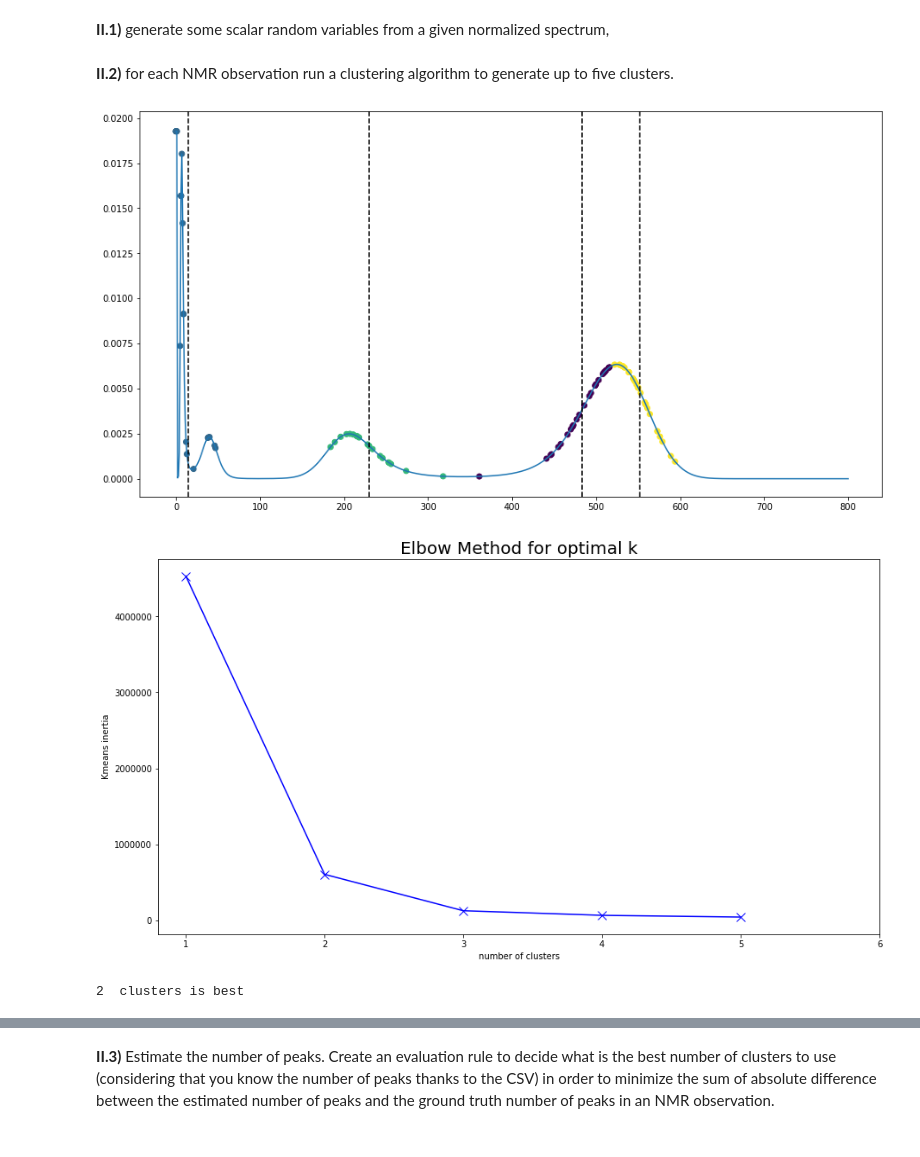
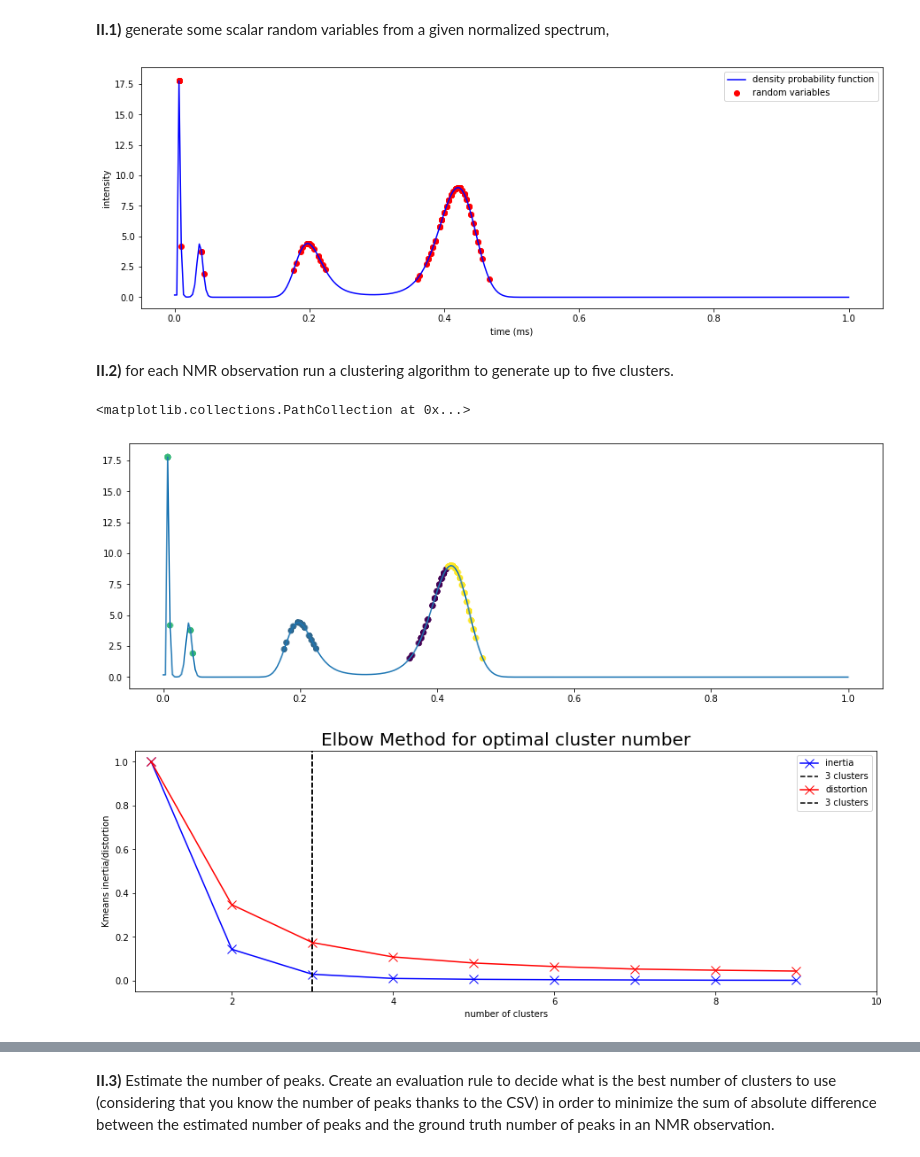
Before and after one commit to nicolas1805961/NMR-signal-machine-learning, a Jupyter notebook: challenge_evaluation.ipynb, the cells around one changed output, grey strips where cells are left out. Saved outputs shown, nothing was run; the diff lists cells and outputs as text; code cells hidden in the pictures.

Commit message:
added 'ok' clustering method

```diff
--- a/challenge_evaluation.ipynb
+++ b/challenge_evaluation.ipynb
@@ -147,6 +166,23 @@ The goal of this section is to try and differentiate the rank of the various spe
 # %%
-example = spectrums['LearningDataSet/5/spectre/5-2-001.pj2']
-X = np.random.choice(example[0], 100, p=example[1] / np.sum(example[1]))
-Y = [example[1][np.where(example[0]==val)[0]] for val in X]
+example = spectrums['LearningDataSet/12/spectre/12-2-005.pj2']
+
+def random_var(spectrum, samples=100):
+    # threshold to only keep values on peaks
+    X_sup = example[:, (np.where(spectrum[1]> 1.5)[0])]
+    X = np.random.choice(X_sup[0], samples, p=X_sup[1] / np.sum(X_sup[1]))
+    Y = [X_sup[1][np.where(X_sup[0]==val)[0]] for val in X]
+    return X, Y
+
+X, Y = random_var(example)
+# %%
+plt.figure(figsize=(15, 5))
+plt.plot(example[0], example[1], label='density probability function', c='b')
+plt.scatter(np.squeeze(X), Y, c='r', label='random variables')
+plt.xlabel("time (ms)")
+plt.ylabel("intensity")
+plt.legend()
+plt.show()
+# %% [output]
+[figure, added]
 # %% [markdown]
 **II.2)** for each NMR observation run a clustering algorithm to generate up to five clusters.
@@ -153,33 +192,48 @@ Y = [example[1][np.where(example[0]==val)[0]] for val in X]
 # %%
-from sklearn.cluster import KMeans
-X = np.expand_dims(X, axis=1)
 pred=[]
 inertia=[]
 centers=[]
-for i in range(5):
-    kmeans = KMeans(n_clusters=i+1, random_state=0).fit(X)
+distortions=[]
+for i in range(1, 10):
+    kmeans = KMeans(n_clusters=i, random_state=1).fit(X)
+    kmeans.fit(X)
     centers.append(kmeans.cluster_centers_)
     pred.append(kmeans.predict(X))
     inertia.append(kmeans.inertia_)
+    dist = cdist(X, kmeans.cluster_centers_, 'euclidean')
+    distortions.append(sum(np.min(dist, axis=1)) / X.shape[0])
+
+dev = secondDerivative(inertia)
 # %%
-i = 3
-plt.figure(figsize=(15, 8))
+i=3
+
+plt.figure(figsize=(15, 5))
 plt.plot(example[0], example[1])
-# plt.scatter(sorted(np.squeeze(X)), Y, c=kmeans.labels_)
 plt.scatter(np.squeeze(X), Y, c=pred[i])
-
-for xc in centers[i]:
-    plt.axvline(x=xc, color='k', linestyle='--')
 # %% [output]
+<matplotlib.collections.PathCollection at 0x...>
-[figure, old version]
+[figure, new version]
 # %%
-plt.figure(figsize=(15, 8))
-plt.title('Elbow Method for optimal k', size=20)
-plt.plot([1, 2, 3, 4, 5],inertia,'bx-', markersize=10)
-plt.ylabel('Kmeans inertia')
+plt.figure(figsize=(15, 5))
+
+# Elbow Method
+
+dev = secondDerivative(inertia)
+k_opt_e = np.where(dev==max(dev))[0][0]+2
+
+plt.title('Elbow Method for optimal cluster number', size=20)
+plt.plot(range(1, 10), inertia/max(inertia), 'bx-', markersize=10, label='inertia')
+plt.axvline(x=k_opt_e, color='k', linestyle='--', label=f'{k_opt_e} clusters')
+
+plt.plot(range(1, 10), distortions/max(distortions), 'rx-', markersize=10, label='distortion')
+plt.ylabel('Kmeans inertia/distortion')
 plt.xlabel('number of clusters')
+plt.axvline(x=k_opt_e, color='k', linestyle='--', label=f'{k_opt_e} clusters')
 
-plt.xlim((0.8, 6))
+plt.legend()
+plt.xlim((0.8, 10))
+
+
 plt.show()
 # %% [output]
-[figure, old version]
+[figure, new version]
@@ -197,5 +239,0 @@ def secondDerivative(x):
-# %%
-dev = secondDerivative(inertia)
-print(np.where(dev==max(dev))[0][0]+1, ' clusters is best')
-# %% [output]
-2  clusters is best
```
Also changed, not shown: parts of 16 cells of this notebook.
